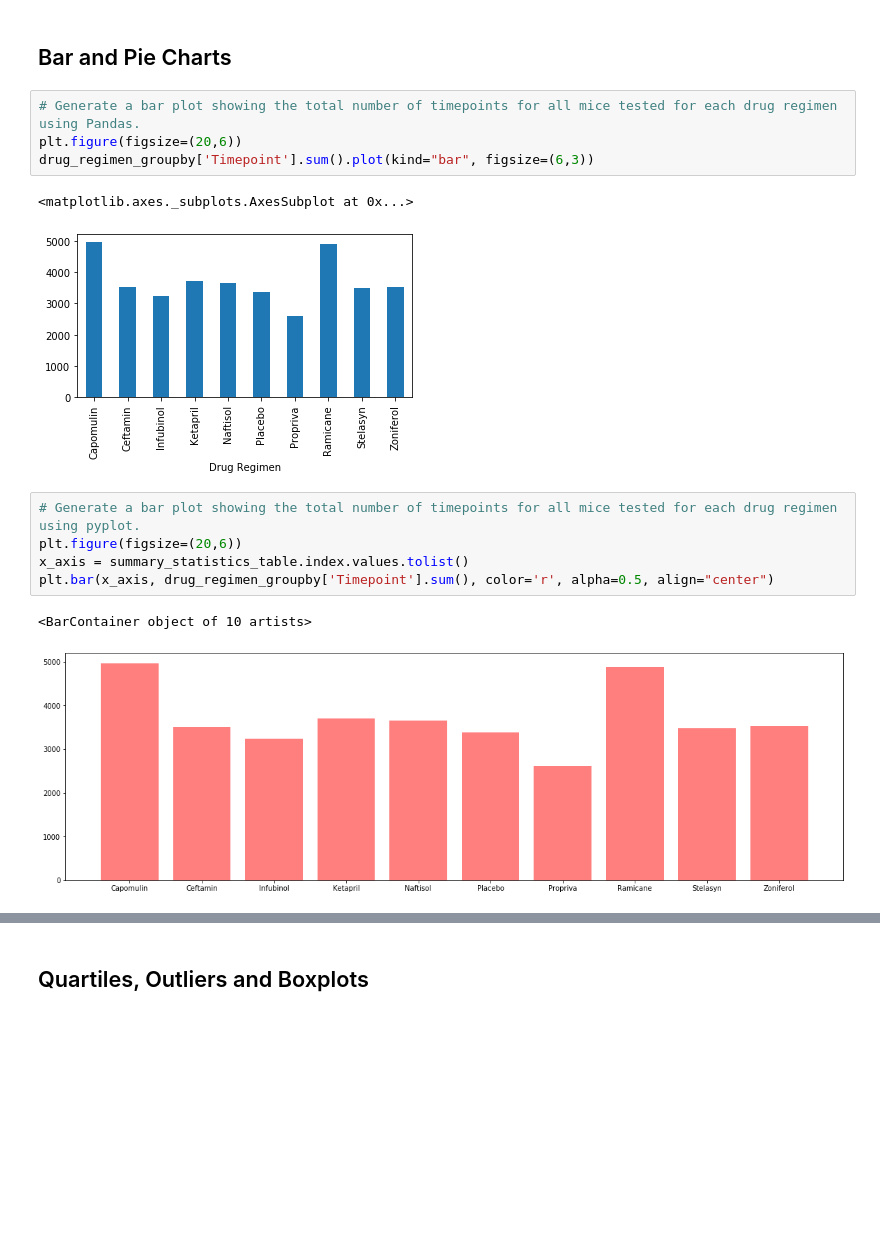
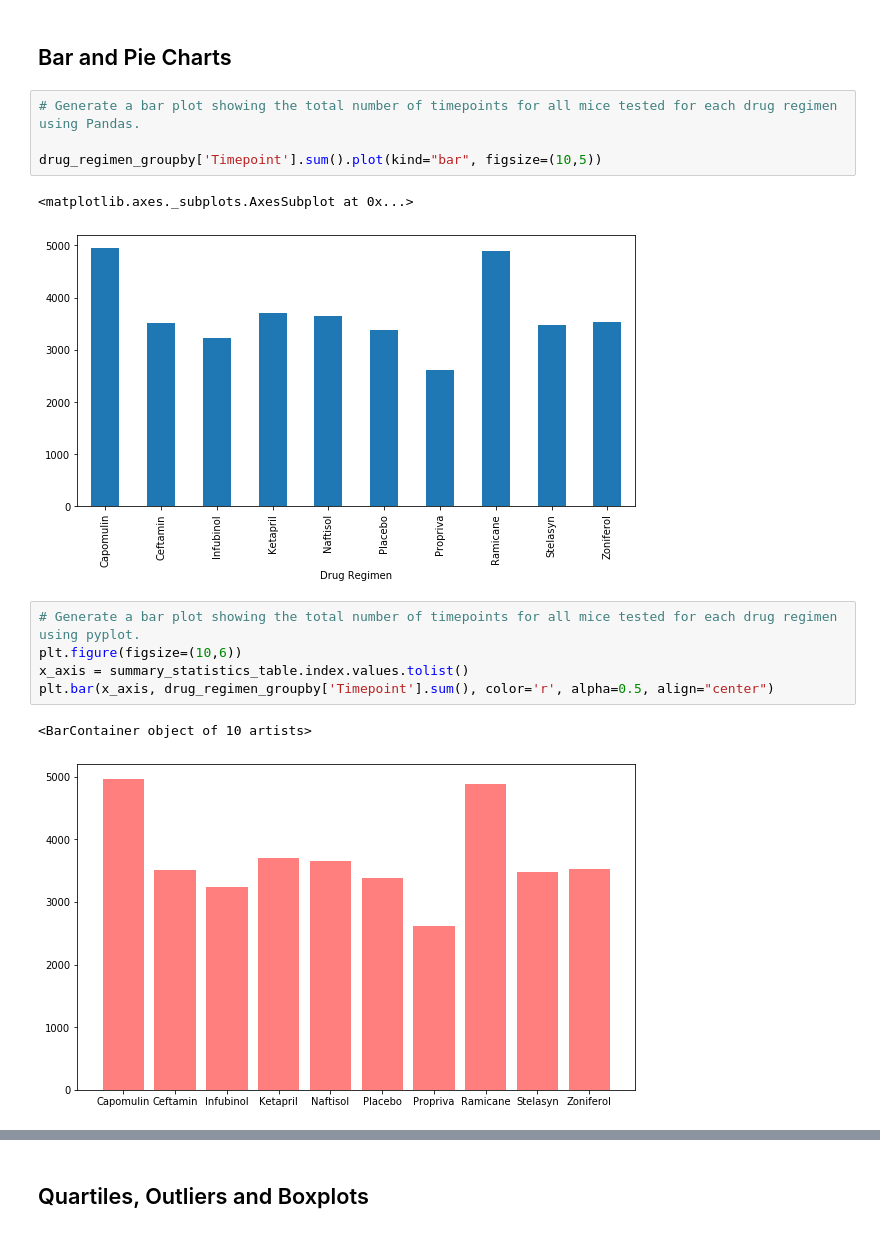
Before and after one commit to 22OVERSooN/Matplotlib_challenge, a Jupyter notebook: pymaceuticals_starter.ipynb, the cells around one changed output, grey strips where cells are left out. Drawn from its saved outputs; the diff is of its cells as text; blank space fills up the shorter version.

```diff
--- a/pymaceuticals_starter.ipynb
+++ b/pymaceuticals_starter.ipynb
@@ -152,18 +152,18 @@ aggregation_method
 ## Bar and Pie Charts
 # %%
 # Generate a bar plot showing the total number of timepoints for all mice tested for each drug regimen using Pandas.
-plt.figure(figsize=(20,6))
-drug_regimen_groupby['Timepoint'].sum().plot(kind="bar", figsize=(6,3))
+
+drug_regimen_groupby['Timepoint'].sum().plot(kind="bar", figsize=(10,5))
 # %% [output]
 <matplotlib.axes._subplots.AxesSubplot at 0x...>
-[figure, old version]
+[figure, new version]
 # %%
 # Generate a bar plot showing the total number of timepoints for all mice tested for each drug regimen using pyplot.
-plt.figure(figsize=(20,6))
+plt.figure(figsize=(10,6))
 x_axis = summary_statistics_table.index.values.tolist()
 plt.bar(x_axis, drug_regimen_groupby['Timepoint'].sum(), color='r', alpha=0.5, align="center")
 # %% [output]
 <BarContainer object of 10 artists>
-[figure, old version]
+[figure, new version]
 # %%
 # Generate a pie plot showing the distribution of female versus male mice using Pandas
```
Also changed, not shown: parts of 2 cells of this notebook.
